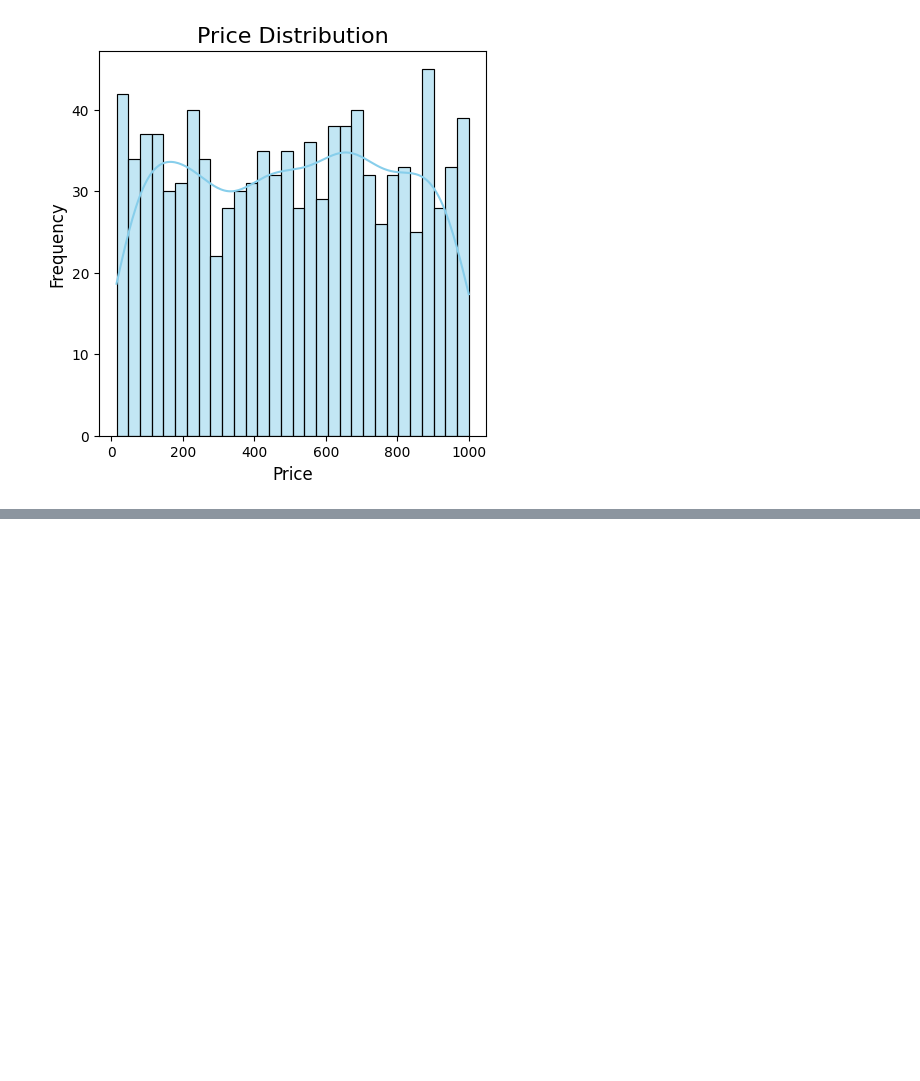
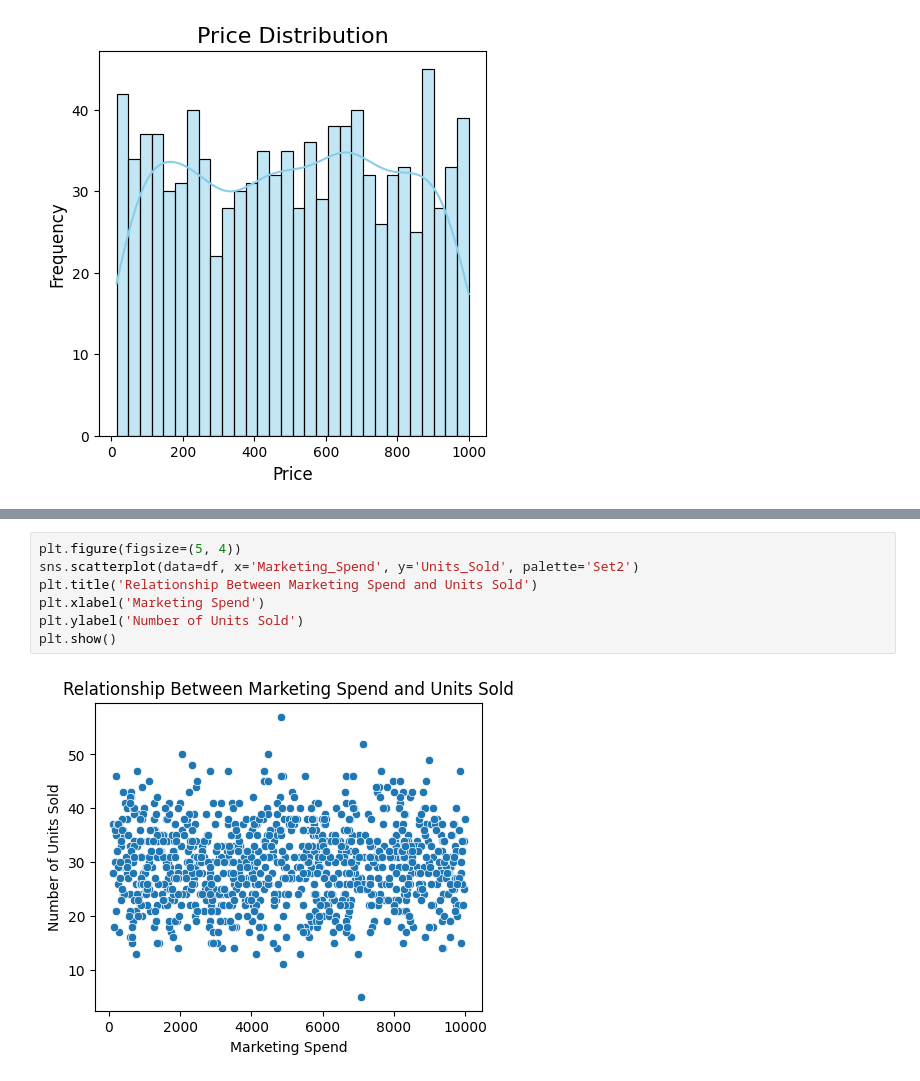
Before and after one commit to OPE152/EcommerceSalesRegression, a Jupyter notebook: ecs/main.ipynb, the cells around one changed output, grey strips where cells are left out. Drawn from its saved outputs; the diff is of its cells as text; blank space fills up the shorter version.

```diff
--- a/ecs/main.ipynb
+++ b/ecs/main.ipynb
@@ -185,0 +195,9 @@ warnings.filterwarnings('ignore')
+# %%
+plt.figure(figsize=(5, 4))
+sns.scatterplot(data=df, x='Marketing_Spend', y='Units_Sold', palette='Set2')
+plt.title('Relationship Between Marketing Spend and Units Sold')
+plt.xlabel('Marketing Spend')
+plt.ylabel('Number of Units Sold')
+plt.show()
+# %% [output]
+[figure, added]
```
Also changed, not shown: parts of 9 cells of this notebook.
